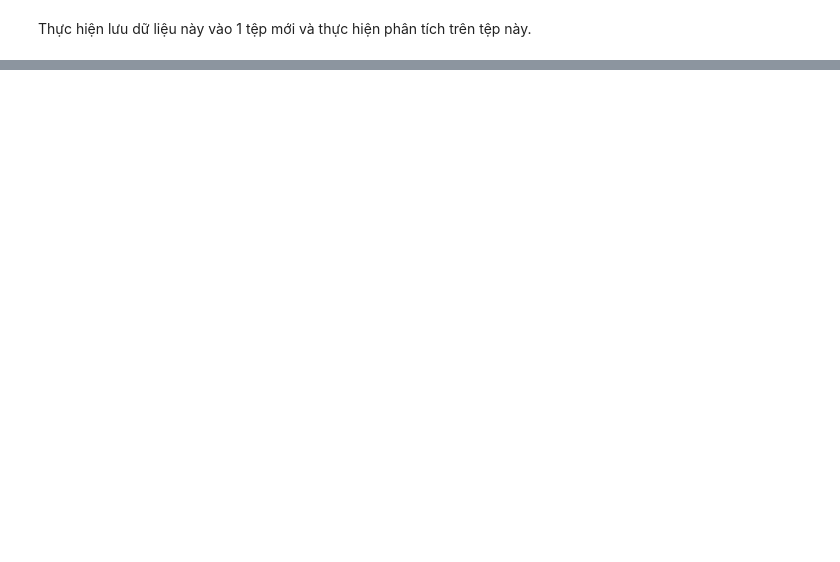
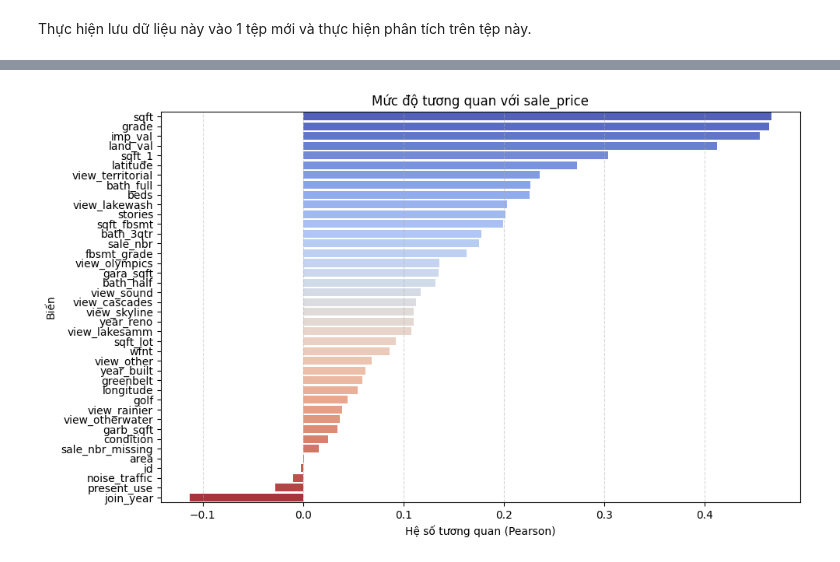
Before and after one commit to uyen312/Project_PTDLTM, a Jupyter notebook: Source/EDA & Data Preprocessing.ipynb, the cells around one changed output, grey strips where cells are left out. Saved outputs shown, nothing was run; the diff lists cells and outputs as text; code cells hidden in the pictures; blank space fills up the shorter version.

```diff
--- a/Source/EDA & Data Preprocessing.ipynb
+++ b/Source/EDA & Data Preprocessing.ipynb
@@ -400,0 +527,13 @@ df.to_csv('Dataset_clean.csv', index=False)
+# %%
+# Lọc ra các cột số
+num_df = df.select_dtypes(include=['number'])
+
+# Tính ma trận tương quan
+corr_matrix = num_df.corr(numeric_only=True)
+
+# Vẽ heatmap
+plt.figure(figsize=(16, 12))
+sns.heatmap(corr_matrix, cmap='coolwarm', annot=True, fmt=".2f", square=True, linewidths=0.5)
+plt.title("Ma trận tương quan giữa các biến số")
+plt.tight_layout()
+plt.show()
@@ -400,0 +574,18 @@ df.to_csv('Dataset_clean.csv', index=False)
+# %%
+# Tính tương quan với biến mục tiêu sale_price
+target_corr = num_df.corr(numeric_only=True)['sale_price'].drop('sale_price')
+
+# Sắp xếp theo độ tương quan
+target_corr_sorted = target_corr.sort_values(ascending=False)
+
+# Vẽ biểu đồ
+plt.figure(figsize=(10, 6))
+sns.barplot(x=target_corr_sorted.values, y=target_corr_sorted.index, hue=target_corr_sorted.index, palette='coolwarm')
+plt.title("Mức độ tương quan với sale_price")
+plt.xlabel("Hệ số tương quan (Pearson)")
+plt.ylabel("Biến")
+plt.grid(axis='x', linestyle='--', alpha=0.5)
+plt.tight_layout()
+plt.show()
+# %% [output]
+[figure, added]
```
Also changed, not shown: parts of 53 cells of this notebook.
